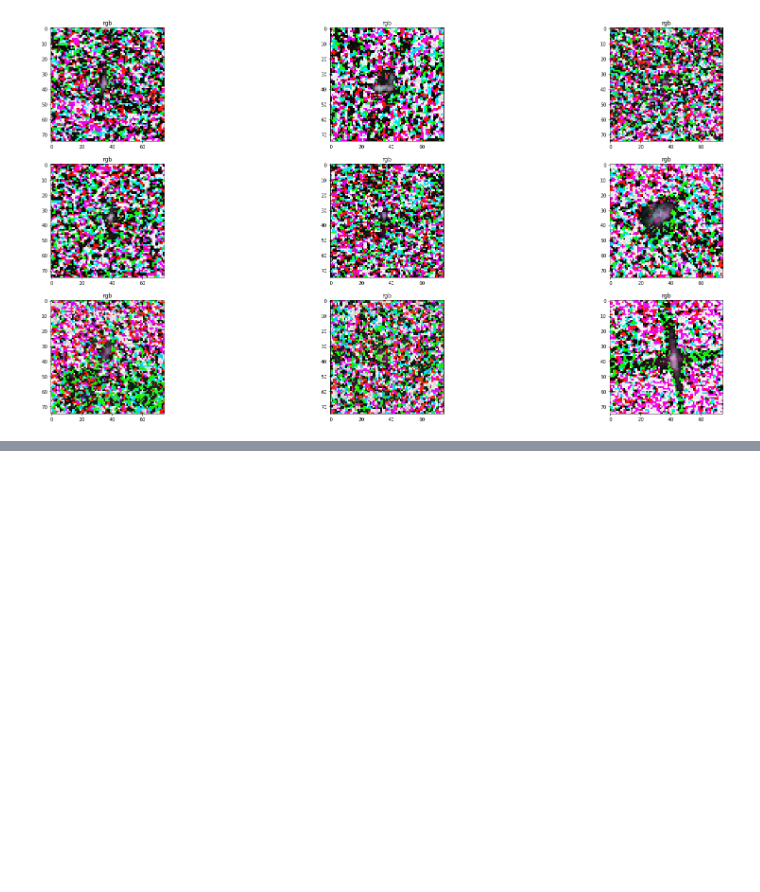
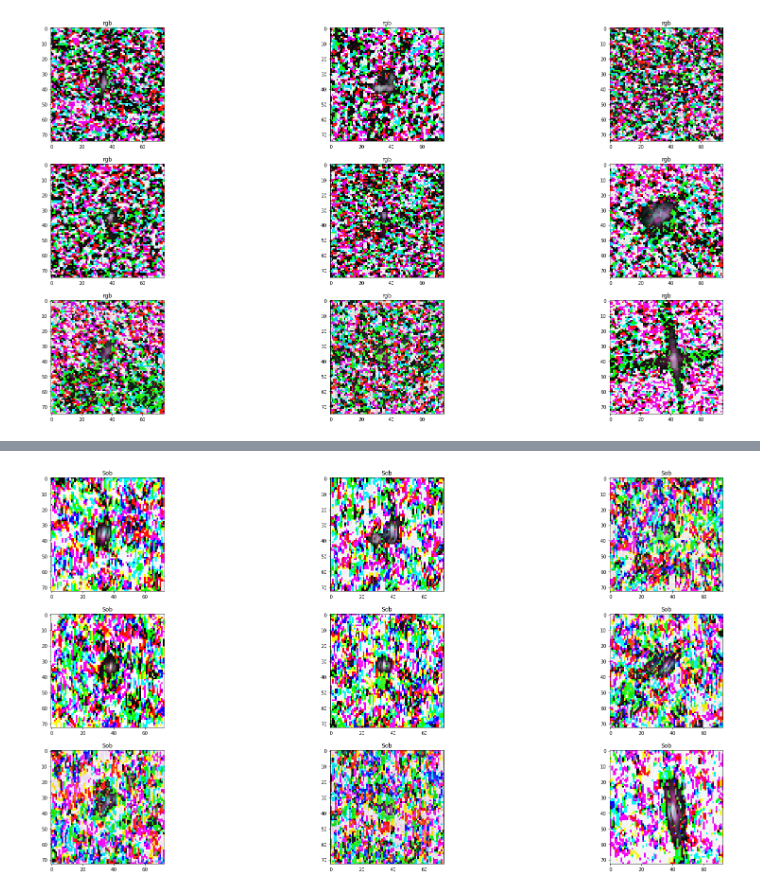
Before and after one commit to kailukowiak/DATA602_Final_Project, a Jupyter notebook: PlanningAndSandBox.ipynb, the cells around one changed output, grey strips where cells are left out. Cells and saved outputs as stored; diff of their text form; code cells hidden in the pictures; blank space fills up the shorter version.

```diff
--- a/PlanningAndSandBox.ipynb
+++ b/PlanningAndSandBox.ipynb
@@ -293,0 +320,4 @@ rgbDF[1].shape
+# %%
+samplePlots(rgbDF, 'Sob')
+# %% [output]
+[figure, added]
```
Also changed, not shown: parts of 6 cells of this notebook, 12 other files.
